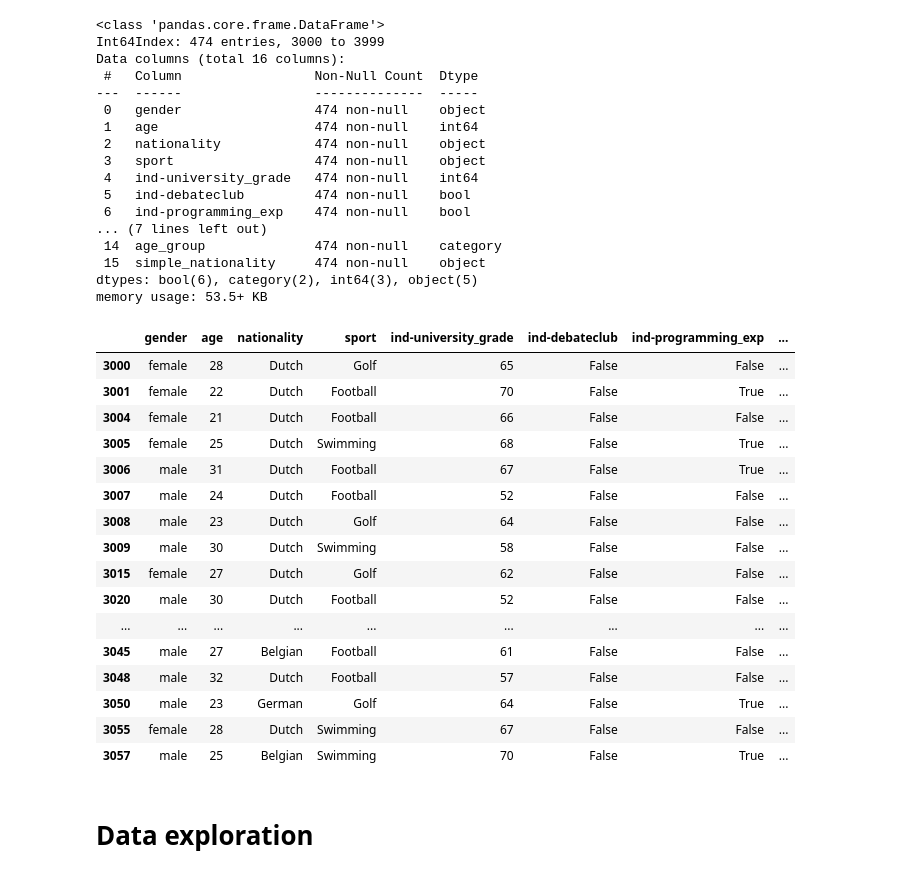
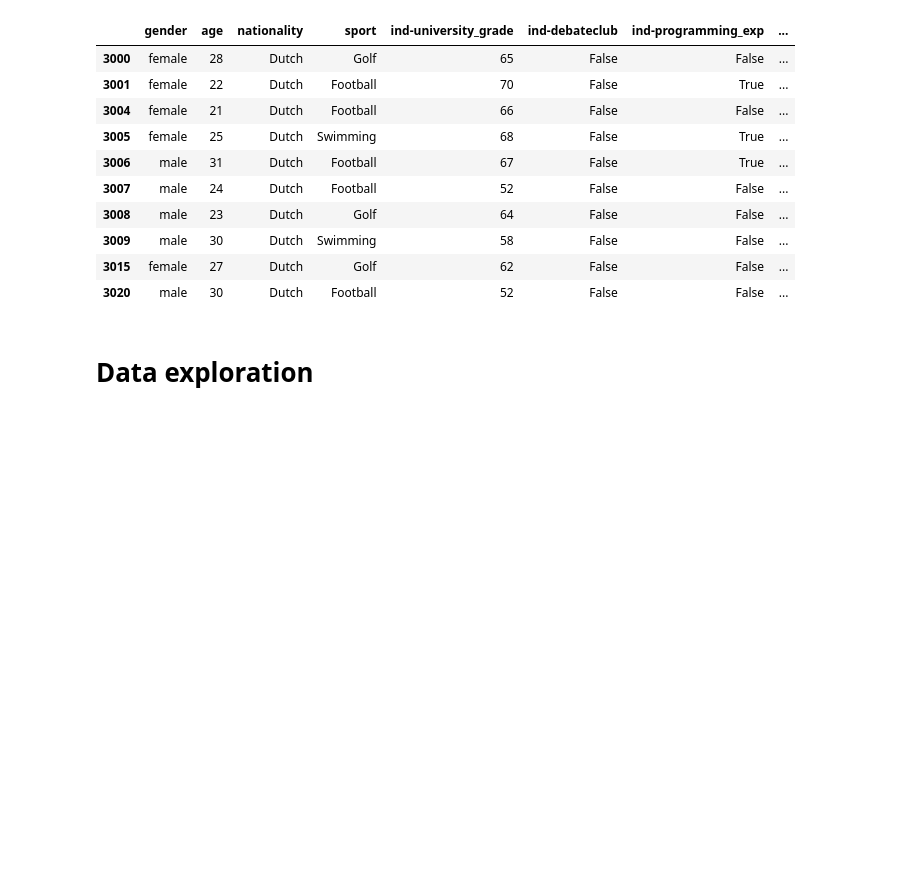
Before and after one commit to kwah-space/IDS-draft, a Jupyter notebook: A3 model.ipynb, the cells around one changed output. Saved outputs shown, nothing was run; the diff lists cells and outputs as text; code cells hidden in the pictures; blank space fills up the shorter version.

```diff
--- a/A3 model.ipynb
+++ b/A3 model.ipynb
@@ -47,40 +41,17 @@ memory usage: 32.4+ KB
 # %%
-D_data.head(30)
+D_data.head(10)
 # %% [output]
-<class 'pandas.core.frame.DataFrame'>
-Int64Index: 474 entries, 3000 to 3999
-Data columns (total 16 columns):
- #   Column                 Non-Null Count  Dtype
----  ------                 --------------  -----
- 0   gender                 474 non-null    object
- 1   age                    474 non-null    int64
- 2   nationality            474 non-null    object
- 3   sport                  474 non-null    object
- 4   ind-university_grade   474 non-null    int64
- 5   ind-debateclub         474 non-null    bool
- 6   ind-programming_exp    474 non-null    bool
-... (7 lines left out)
- 14  age_group              474 non-null    category
- 15  simple_nationality     474 non-null    object
-dtypes: bool(6), category(2), int64(3), object(5)
-memory usage: 53.5+ KB
 |  | gender | age | nationality | sport | ind-university_grade | ind-debateclub | ind-programming_exp | ... |
 | 3000 | female | 28 | Dutch | Golf | 65 | False | False | ... |
 | 3001 | female | 22 | Dutch | Football | 70 | False | True | ... |
 | 3004 | female | 21 | Dutch | Football | 66 | False | False | ... |
 | 3005 | female | 25 | Dutch | Swimming | 68 | False | True | ... |
 | 3006 | male | 31 | Dutch | Football | 67 | False | True | ... |
 | 3007 | male | 24 | Dutch | Football | 52 | False | False | ... |
 | 3008 | male | 23 | Dutch | Golf | 64 | False | False | ... |
 | 3009 | male | 30 | Dutch | Swimming | 58 | False | False | ... |
 | 3015 | female | 27 | Dutch | Golf | 62 | False | False | ... |
 | 3020 | male | 30 | Dutch | Football | 52 | False | False | ... |
-| ... | ... | ... | ... | ... | ... | ... | ... | ... |
-| 3045 | male | 27 | Belgian | Football | 61 | False | False | ... |
-| 3048 | male | 32 | Dutch | Football | 57 | False | False | ... |
-| 3050 | male | 23 | German | Golf | 64 | False | True | ... |
-| 3055 | female | 28 | Dutch | Swimming | 67 | False | False | ... |
-| 3057 | male | 25 | Belgian | Swimming | 70 | False | True | ... |
 # %% [markdown]
 # Data exploration
 # %%
```
Also changed, not shown: parts of 1 cell of this notebook.
